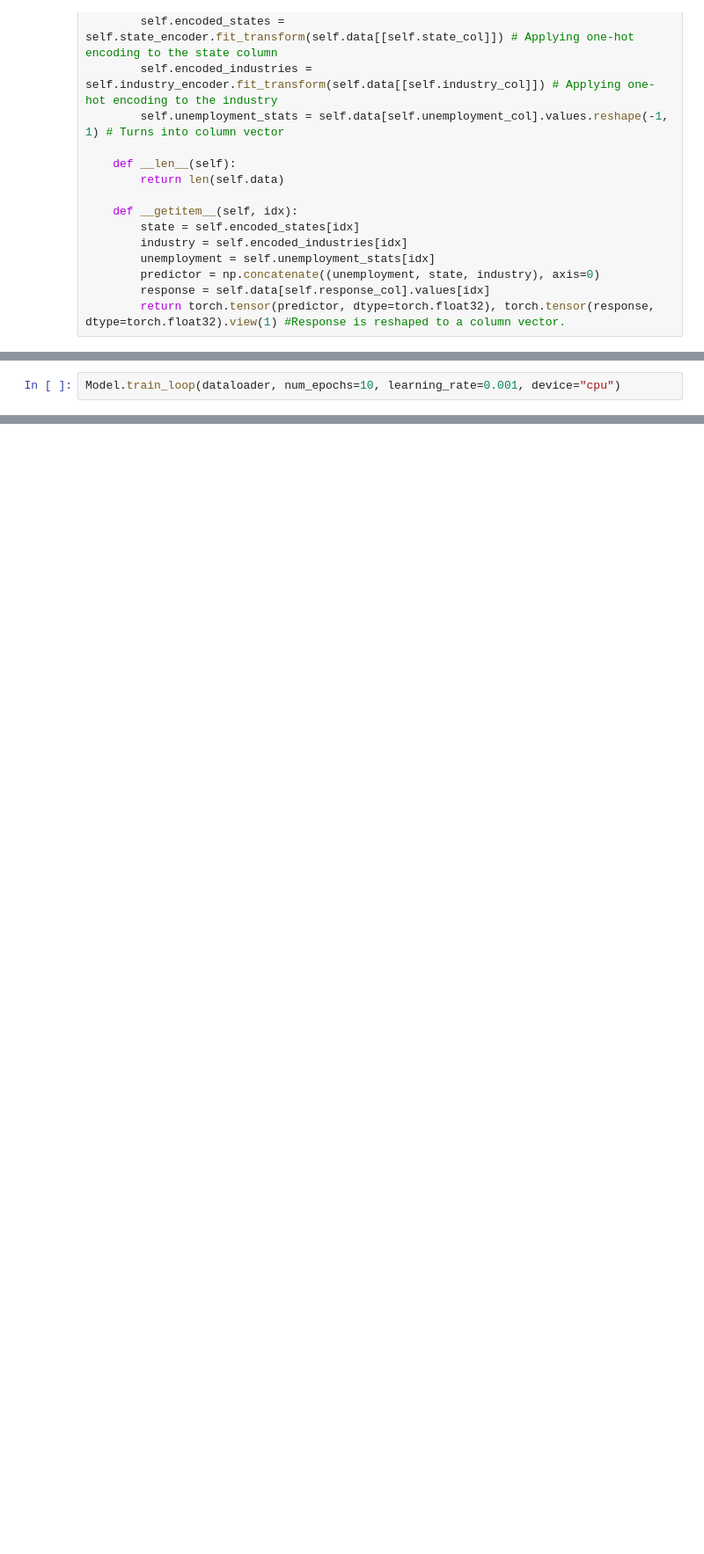
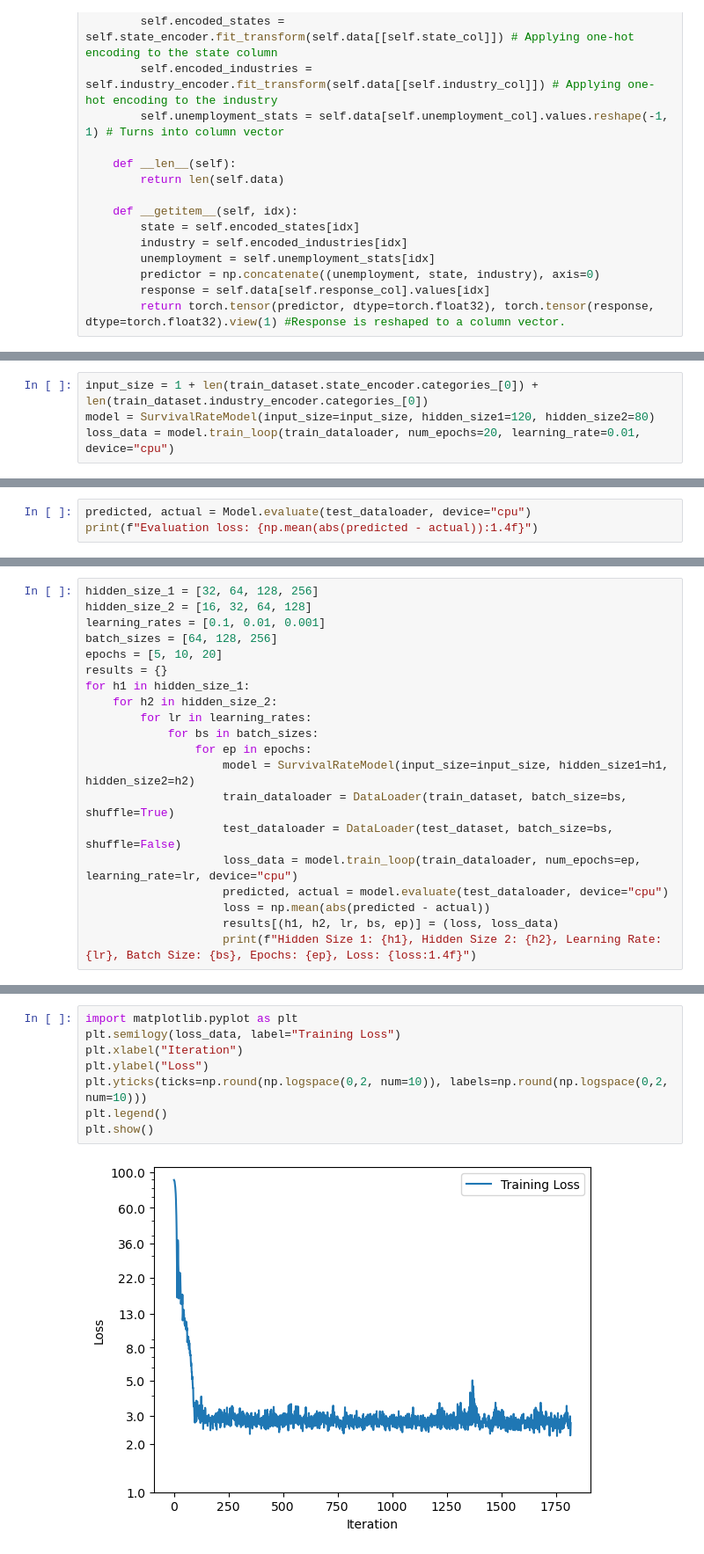
Before and after one commit to SebastianSeljak/PIC16B_Econ, a Jupyter notebook: model.ipynb, the cells around one changed output, grey strips where cells are left out. Shown at 88% size. Cells and saved outputs as stored; diff of their text form; blank space fills up the shorter version.

Commit message:
Some hyperparameter tuning and basic model results

```diff
--- a/model.ipynb
+++ b/model.ipynb
@@ -246,2 +267,0 @@ Model = SurvivalRateModel(input_size=1 + len(data.state_encoder.categories_[0])
-# %%
-Model.train_loop(dataloader, num_epochs=10, learning_rate=0.001, device="cpu")
@@ -258,0 +282,4 @@ Epoch [10/10], Loss: 12.6916
+# %%
+input_size = 1 + len(train_dataset.state_encoder.categories_[0]) + len(train_dataset.industry_encoder.categories_[0])
+model = SurvivalRateModel(input_size=input_size, hidden_size1=120, hidden_size2=80)
+loss_data = model.train_loop(train_dataloader, num_epochs=20, learning_rate=0.01, device="cpu")
@@ -258,0 +300,3 @@ Epoch [10/10], Loss: 12.6916
+# %%
+predicted, actual = Model.evaluate(test_dataloader, device="cpu")
+print(f"Evaluation loss: {np.mean(abs(predicted - actual)):1.4f}")
@@ -258,0 +307,20 @@ Epoch [10/10], Loss: 12.6916
+# %%
+hidden_size_1 = [32, 64, 128, 256]
+hidden_size_2 = [16, 32, 64, 128]
+learning_rates = [0.1, 0.01, 0.001]
+batch_sizes = [64, 128, 256]
+epochs = [5, 10, 20]
+results = {}
+for h1 in hidden_size_1:
+    for h2 in hidden_size_2:
+        for lr in learning_rates:
+            for bs in batch_sizes:
+                for ep in epochs:
+                    model = SurvivalRateModel(input_size=input_size, hidden_size1=h1, hidden_size2=h2)
+                    train_dataloader = DataLoader(train_dataset, batch_size=bs, shuffle=True)
+                    test_dataloader = DataLoader(test_dataset, batch_size=bs, shuffle=False)
+                    loss_data = model.train_loop(train_dataloader, num_epochs=ep, learning_rate=lr, device="cpu")
+                    predicted, actual = model.evaluate(test_dataloader, device="cpu")
+                    loss = np.mean(abs(predicted - actual))
+                    results[(h1, h2, lr, bs, ep)] = (loss, loss_data)
+                    print(f"Hidden Size 1: {h1}, Hidden Size 2: {h2}, Learning Rate: {lr}, Batch Size: {bs}, Epochs: {ep}, Loss: {loss:1.4f}")
@@ -258,0 +342,10 @@ Epoch [10/10], Loss: 12.6916
+# %%
+import matplotlib.pyplot as plt
+plt.semilogy(loss_data, label="Training Loss")
+plt.xlabel("Iteration")
+plt.ylabel("Loss")
+plt.yticks(ticks=np.round(np.logspace(0,2, num=10)), labels=np.round(np.logspace(0,2, num=10)))
+plt.legend()
+plt.show()
+# %% [output]
+[figure, added]
```
Also changed, not shown: parts of 13 cells of this notebook.
